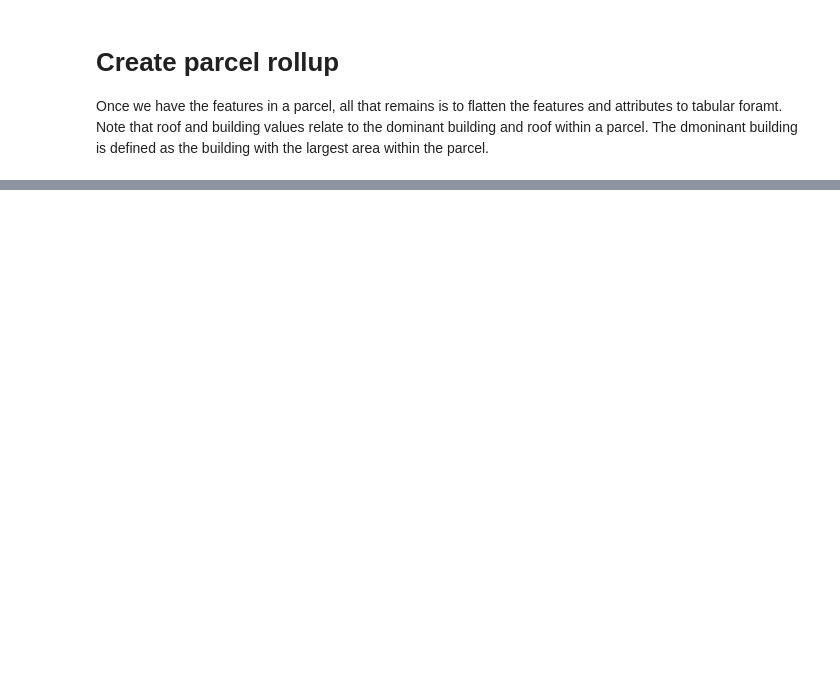
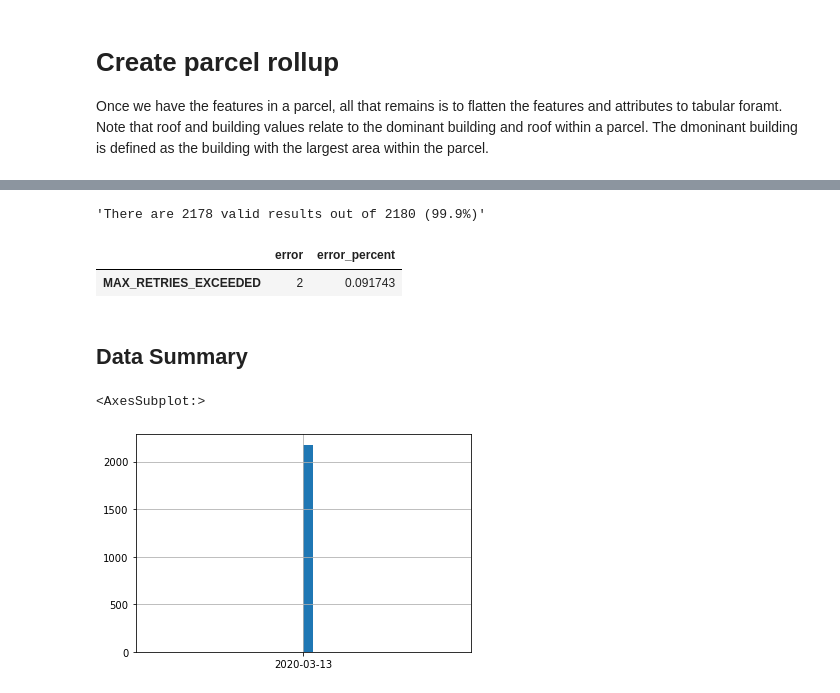
Before and after one commit to nearmap/nmaipy, a Jupyter notebook: ai-feature-api/Parcel_rollup.ipynb, the cells around one changed output, grey strips where cells are left out. Cells and saved outputs as stored; diff of their text form; code cells hidden in the pictures; blank space fills up the shorter version.

```diff
--- a/ai-feature-api/Parcel_rollup.ipynb
+++ b/ai-feature-api/Parcel_rollup.ipynb
@@ -489,7 +504,7 @@ def feature_attributes(features_gdf):
 # Example of flat dictionary for roof and building attributes
 index = 0
 payload, error = cached_get_payload(
-    parcels_gdf.id.iloc[index], parcels_gdf.geometry_epsg4326.iloc[index]
+    parcels_gdf.id.iloc[index], parcels_gdf.geometry_epsg4326.iloc[index], since=SINCE, until=UNTIL
 )
 features_gdf = create_geodataframe(payload, parcels_gdf.geometry.iloc[index])
 features_gdf = filter_features(features_gdf)
@@ -541,13 +565,13 @@ With this final cell we put all the logic together and run it over the complete
 # %%
-def process_parcel(parcel_id, geometry_albers, geometry_epsg4326):
+def process_parcel(parcel_id, geometry_albers, geometry_epsg4326, since, until):
     """
     Create a single flat dictionary for a parcel
     """
     # Create dict to hold parcel level data
     parcel = {"id": parcel_id, "geometry": geometry_epsg4326.wkt, "error": None}
     try:
-        # Get responce dictionary
-        payload, error = cached_get_payload(parcel_id, geometry_epsg4326)
+        # Get response dictionary
+        payload, error = cached_get_payload(parcel_id, geometry_epsg4326, since=since, until=until)
         if error:
             parcel["error"] = error
             return parcel
@@ -558,6 +582,8 @@ def process_parcel(parcel_id, geometry_albers, geometry_epsg4326):
         features_gdf = create_geodataframe(payload, geometry_albers)
         # Filter features
         features_gdf = filter_features(features_gdf)
+        survey_date_latest = features_gdf.surveyDate.max()
+        parcel.update(survey_date_latest=survey_date_latest)
         # Add building and roof attributes
         parcel.update(building_and_roof_attributes(features_gdf))
         # Add other feature attributes
@@ -578,7 +604,7 @@ def process_parcel_chunk(chunk_gdf):
         for _, row in chunk_gdf.iterrows():
             jobs.append(
                 executor.submit(
-                    process_parcel, row.id, row.geometry, row.geometry_epsg4326
+                    process_parcel, row.id, row.geometry, row.geometry_epsg4326, SINCE, UNTIL
                 )
             )
     return pd.DataFrame([job.result() for job in jobs])
@@ -645,0 +636,23 @@ array(['id', 'geometry', 'error', 'link', 'version',
+# %%
+df = parcel_data.copy()
+# %%
+num_valid = df.error.isna().sum()
+f'There are {num_valid} valid results out of {len(df)} ({100*num_valid/len(df):.1f}%)'
+# %% [output]
+'There are 2178 valid results out of 2180 (99.9%)'
+# %%
+max_retries_idx = df.error.str.contains('Max retries exceeded').fillna(False)
+df.loc[max_retries_idx, 'error'] = 'MAX_RETRIES_EXCEEDED'
+df_errors = df.error.value_counts().to_frame()
+df_errors['error_percent'] = 100*df_errors.error / len(df)
+df_errors
+# %% [output]
+|  | error | error_percent |
+| MAX_RETRIES_EXCEEDED | 2 | 0.091743 |
+# %% [markdown]
+## Data Summary
+# %%
+df.survey_date_latest.hist(bins=30)
+# %% [output]
+<AxesSubplot:>
+[figure, added]
```
Also changed, not shown: parts of 38 cells of this notebook, 1 other file.
